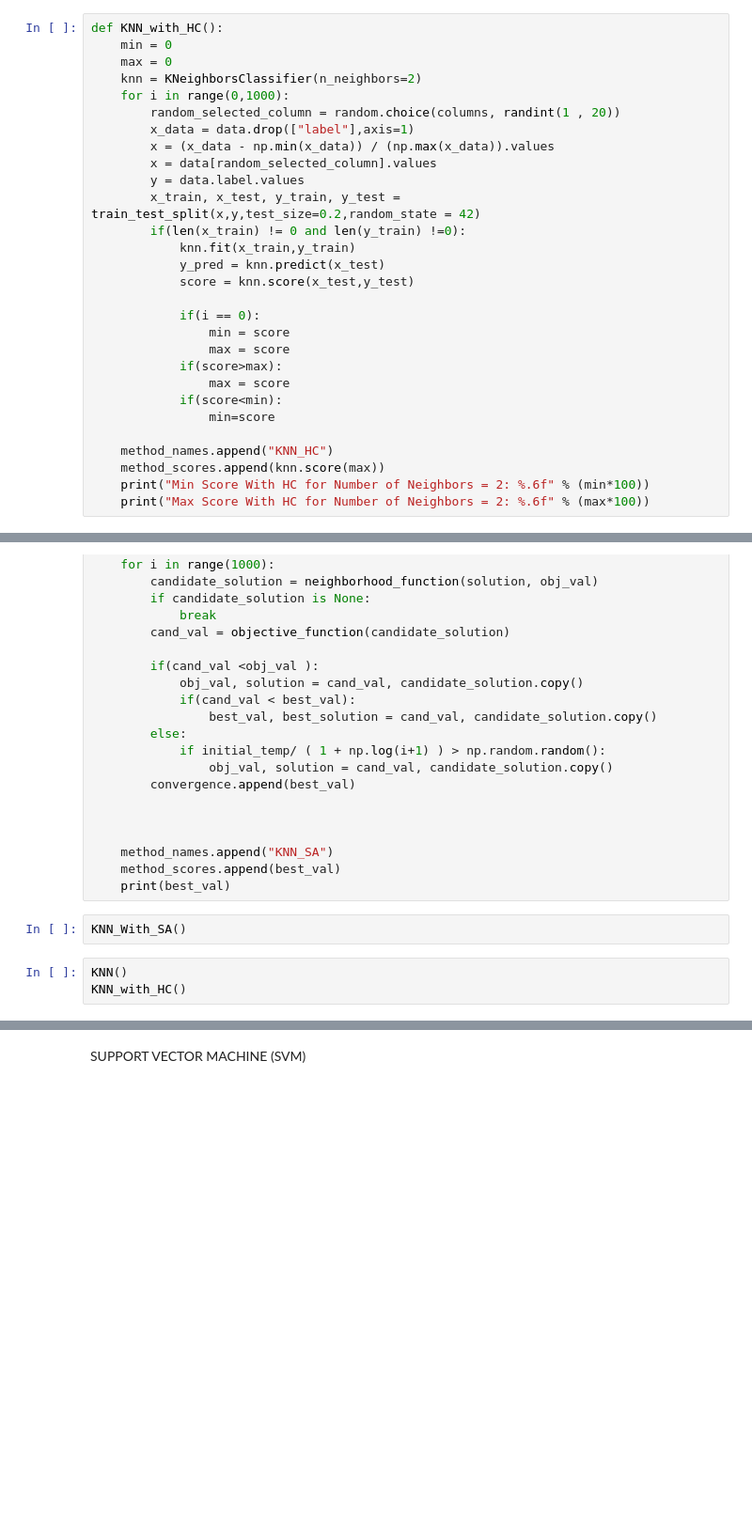
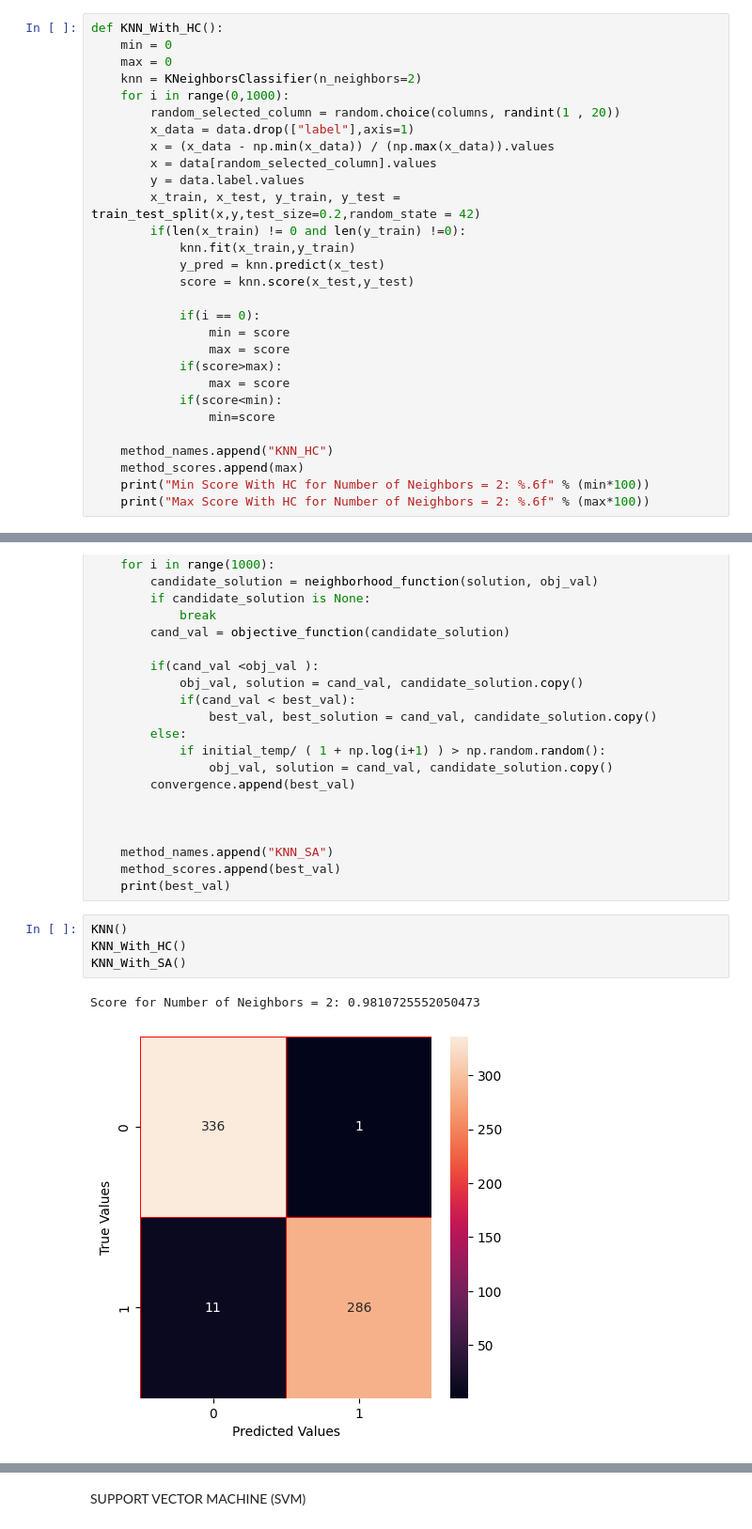
Before and after one commit to DogukanTopallar/Gender-Classification-by-Machine-Learning-Techniques, a Jupyter notebook: models.ipynb, the cells around one changed output, grey strips where cells are left out. Shown at 94% size. Cells and saved outputs as stored; diff of their text form; blank space fills up the shorter version.

```diff
--- a/models.ipynb
+++ b/models.ipynb
@@ -124,7 +168,7 @@ def KNN():
 # %% [markdown]
 KNN WITH HC
 # %%
-def KNN_with_HC():
+def KNN_With_HC():
     min = 0
     max = 0
     knn = KNeighborsClassifier(n_neighbors=2)
@@ -149,7 +193,7 @@ def KNN_with_HC():
                 min=score
 
     method_names.append("KNN_HC")
-    method_scores.append(knn.score(max))
+    method_scores.append(max)
     print("Min Score With HC for Number of Neighbors = 2: %.6f" % (min*100))
     print("Max Score With HC for Number of Neighbors = 2: %.6f" % (max*100))
 # %% [markdown]
@@ -210,8 +254,10 @@ def KNN_With_SA():
     method_names.append("KNN_SA")
     method_scores.append(best_val)
     print(best_val)
-# %%
-KNN_With_SA()
-# %%
-KNN()
-KNN_with_HC()
+# %%
+KNN()
+KNN_With_HC()
+KNN_With_SA()
+# %% [output]
+Score for Number of Neighbors = 2: 0.9810725552050473
+[figure, added]
```
Also changed, not shown: parts of 13 cells of this notebook.
